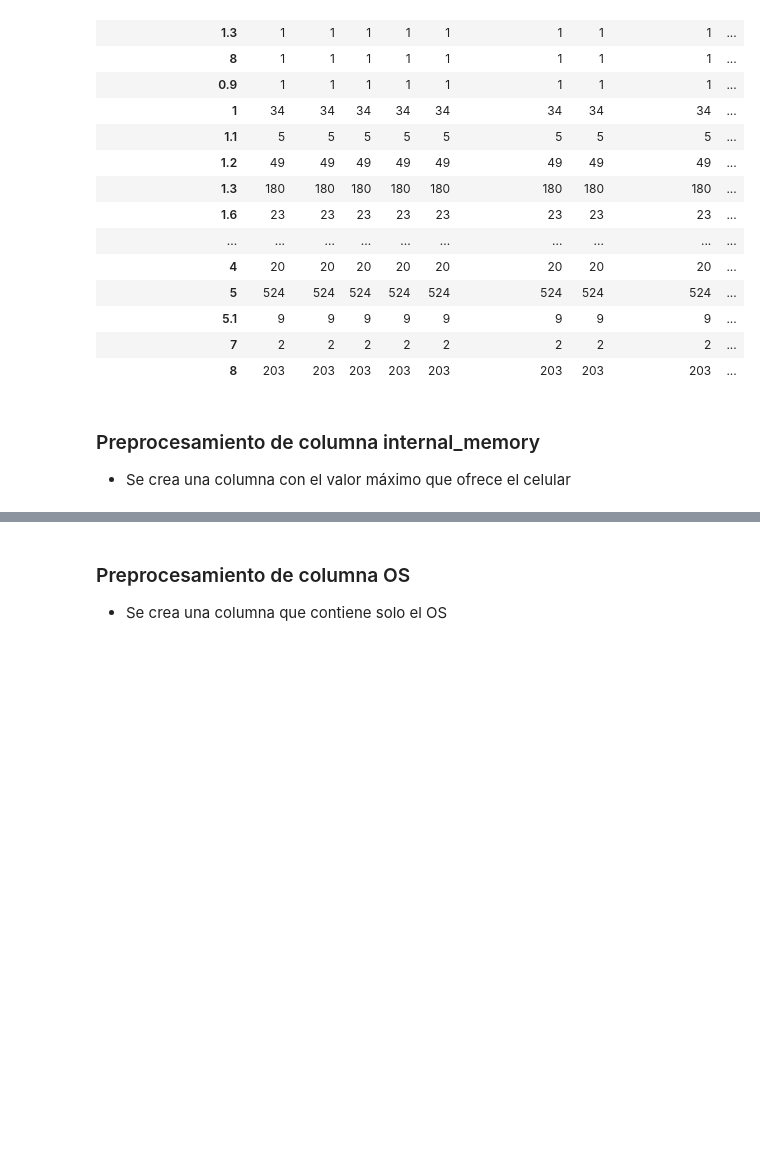
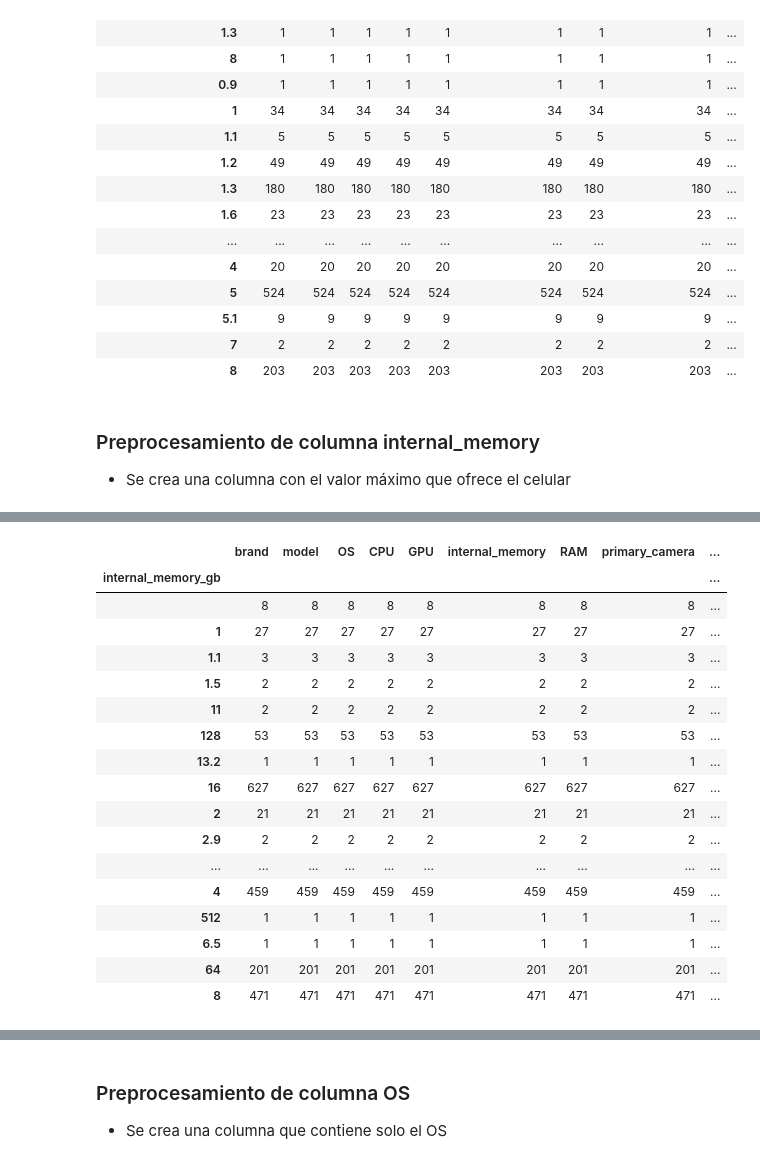
Before and after one commit to jgermanob/PCIC-Inteligencia-aritificial, a Jupyter notebook: Notebooks/Data_preprocessing.ipynb, the cells around one changed output, grey strips where cells are left out. Saved outputs shown, nothing was run; the diff lists cells and outputs as text; code cells hidden in the pictures; blank space fills up the shorter version.

```diff
--- a/Notebooks/Data_preprocessing.ipynb
+++ b/Notebooks/Data_preprocessing.ipynb
@@ -528,0 +557,21 @@ df
+# %%
+df.groupby('internal_memory_gb').count()
+# %% [output]
+|  | brand | model | OS | CPU | GPU | internal_memory | RAM | primary_camera | ... |
+| internal_memory_gb |  |  |  |  |  |  |  |  | ... |
+|  | 8 | 8 | 8 | 8 | 8 | 8 | 8 | 8 | ... |
+| 1 | 27 | 27 | 27 | 27 | 27 | 27 | 27 | 27 | ... |
+| 1.1 | 3 | 3 | 3 | 3 | 3 | 3 | 3 | 3 | ... |
+| 1.5 | 2 | 2 | 2 | 2 | 2 | 2 | 2 | 2 | ... |
+| 11 | 2 | 2 | 2 | 2 | 2 | 2 | 2 | 2 | ... |
+| 128 | 53 | 53 | 53 | 53 | 53 | 53 | 53 | 53 | ... |
+| 13.2 | 1 | 1 | 1 | 1 | 1 | 1 | 1 | 1 | ... |
+| 16 | 627 | 627 | 627 | 627 | 627 | 627 | 627 | 627 | ... |
+| 2 | 21 | 21 | 21 | 21 | 21 | 21 | 21 | 21 | ... |
+| 2.9 | 2 | 2 | 2 | 2 | 2 | 2 | 2 | 2 | ... |
+| ... | ... | ... | ... | ... | ... | ... | ... | ... | ... |
+| 4 | 459 | 459 | 459 | 459 | 459 | 459 | 459 | 459 | ... |
+| 512 | 1 | 1 | 1 | 1 | 1 | 1 | 1 | 1 | ... |
+| 6.5 | 1 | 1 | 1 | 1 | 1 | 1 | 1 | 1 | ... |
+| 64 | 201 | 201 | 201 | 201 | 201 | 201 | 201 | 201 | ... |
+| 8 | 471 | 471 | 471 | 471 | 471 | 471 | 471 | 471 | ... |
```
Also changed, not shown: parts of 19 cells of this notebook, 1 other file.
